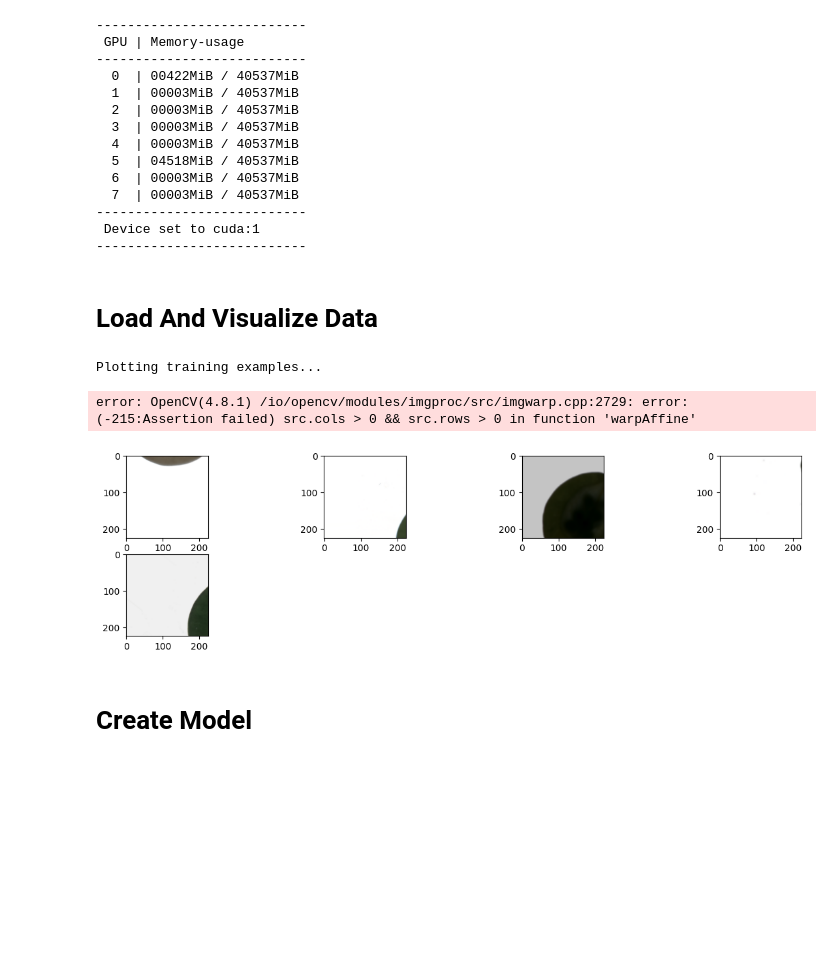
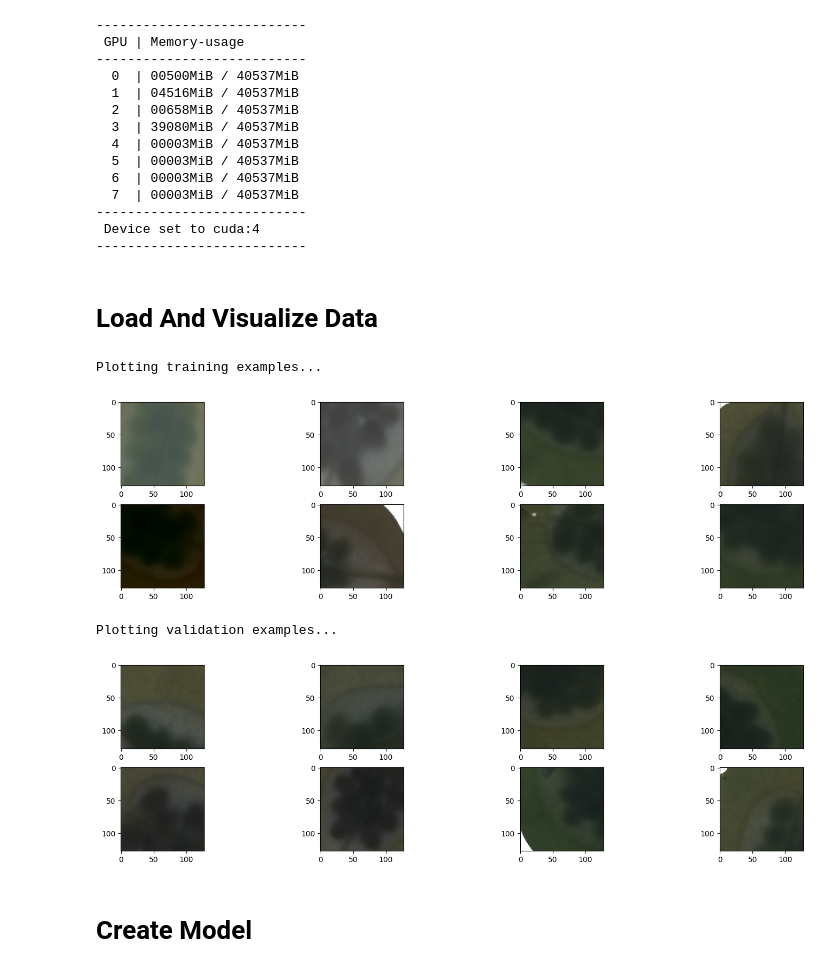
Before and after one commit to pikruse/PennycressWNet, a Jupyter notebook: notebooks/WNetTrain.ipynb, the cells around one changed output. Drawn from its saved outputs; the diff is of its cells as text; code cells hidden in the pictures; blank space fills up the shorter version.

```diff
--- a/notebooks/WNetTrain.ipynb
+++ b/notebooks/WNetTrain.ipynb
@@ -8,6 +8,7 @@ import numpy as np
 import pandas as pd
 import matplotlib.pyplot as plt
 import torch
+import gc
 
 from tqdm.auto import tqdm
 from PIL import Image, ImageFile
@@ -27,20 +28,23 @@ import utils.Train as Train
 
 # get device
 device = torch.device(GetLowestGPU(verbose=2))
+
+gc.collect()
+torch.cuda.empty_cache()
 # %% [output]
 ---------------------------
  GPU | Memory-usage
 ---------------------------
-  0  | 00422MiB / 40537MiB
-  1  | 00003MiB / 40537MiB
-  2  | 00003MiB / 40537MiB
-  3  | 00003MiB / 40537MiB
+  0  | 00500MiB / 40537MiB
+  1  | 04516MiB / 40537MiB
+  2  | 00658MiB / 40537MiB
+  3  | 39080MiB / 40537MiB
   4  | 00003MiB / 40537MiB
-  5  | 04518MiB / 40537MiB
+  5  | 00003MiB / 40537MiB
   6  | 00003MiB / 40537MiB
   7  | 00003MiB / 40537MiB
 ---------------------------
- Device set to cuda:1
+ Device set to cuda:4
 ---------------------------
 # %% [markdown]
 # Load And Visualize Data
@@ -75,13 +79,13 @@ val_idx = p[int(train_prop*len(images)):]
 reload(TG)
 # instantiate tile generator
 train_generator = TG.TileGenerator(images = [images[i] for i in train_idx],
-                                   tile_size = 224,
+                                   tile_size = 128,
                                    split = 'train',
                                    n_pad = n_pad
                                    )
 
 val_generator = TG.TileGenerator(images = [images[i] for i in val_idx],
-                                 tile_size = 224,
+                                 tile_size = 128,
                                  split = 'val',
                                  n_pad = n_pad)
 
@@ -93,35 +97,36 @@ print('Plotting training examples...')
 fig = plt.figure(figsize=(figsize, figsize/2))
 N = len(train_generator)
 for i in range(8):
     rand_idx = np.random.choice(N)
 
     img, out = train_generator[rand_idx]
     img = img.permute(1, 2, 0).numpy()
 
     ax = fig.add_subplot(4, 4, i+1)
     plt.imshow(img, vmin=0, vmax=1)
 
 plt.tight_layout(pad=0.5)
 plt.show()
 
 print('Plotting validation examples...')
 fig = plt.figure(figsize=(figsize, figsize/2))
 N = len(val_generator)
 for i in range(8):
     rand_idx = np.random.choice(N)
 
     img, out = val_generator[rand_idx]
     img = img.permute(1, 2, 0).numpy()
 
     ax = fig.add_subplot(4, 4, i+1)
     plt.imshow(img, vmin=0, vmax=1)
 
 plt.tight_layout(pad=0.5)
 plt.show()
 # %% [output]
 Plotting training examples...
+[figure, new version]
-error: OpenCV(4.8.1) /io/opencv/modules/imgproc/src/imgwarp.cpp:2729: error: (-215:Assertion failed) src.cols > 0 && src.rows > 0 in function 'warpAffine'
+Plotting validation examples...
-[figure, old version]
+[figure, added]
 # %% [markdown]
 # Create Model
 # %%
```
Also changed, not shown: parts of 2 cells of this notebook, 8 other files.
